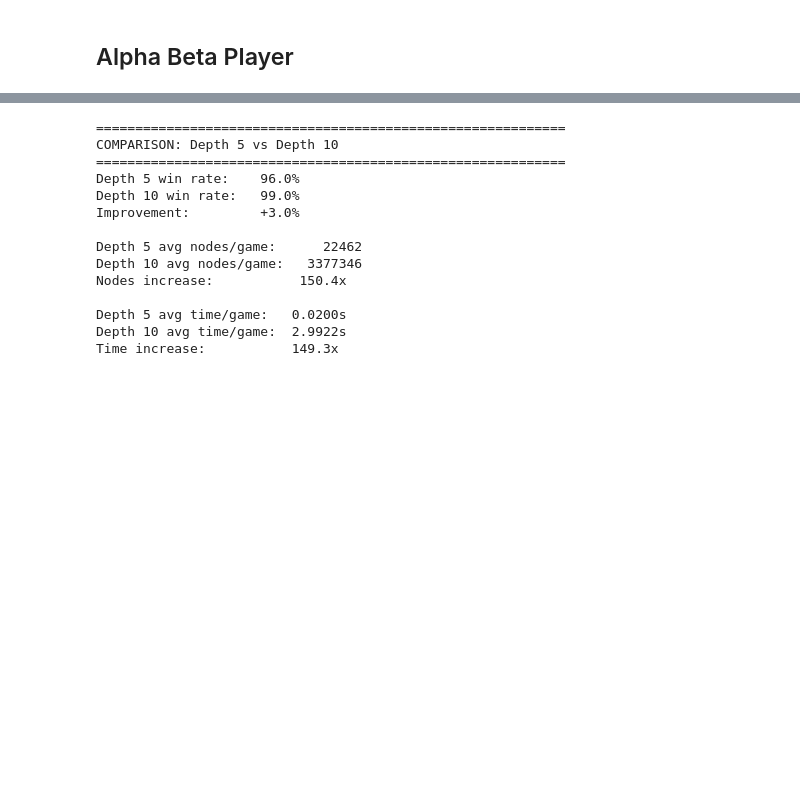
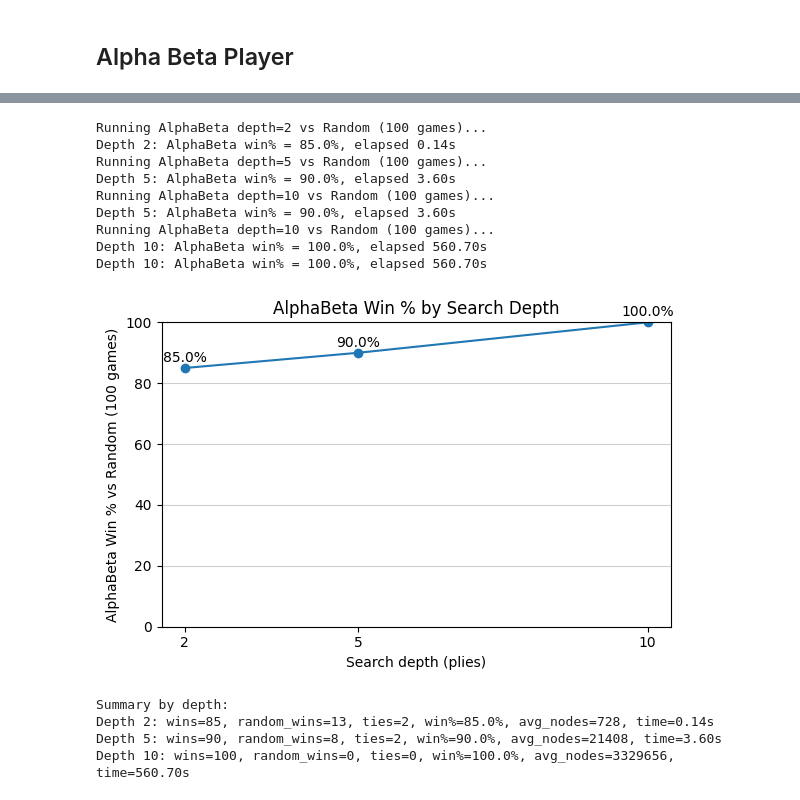
Before and after one commit to HymaJujjuru/Mancala, a Jupyter notebook: project.ipynb, the cells around one changed output, grey strips where cells are left out. Cells and saved outputs as stored; diff of their text form; code cells hidden in the pictures; blank space fills up the shorter version.

```diff
--- a/project.ipynb
+++ b/project.ipynb
@@ -379,14 +379,14 @@ moves: [(1, 1), (2, 3), (1, 2), (2, 2), (1, 3), (2, 4), (1, 4), (2, 4), (1, 5),
 # %% [markdown]
 ## Random vs Random
 # %%
-num_games = 100
+num_games = 1000
 
 player1_wins = 0
 player2_wins = 0
 ties = 0
 num_moves = 0
 
-for episode in range(100):
+for episode in range(num_games):
     game = Mancala(pits_per_player=6, stones_per_pit=4)
     turns = 0
     while True:
@@ -664,29 +670,48 @@ Time per game:     2.992s
 # %%
-# Comparison
-print("\n" + "=" * 60)
-print("COMPARISON: Depth 5 vs Depth 10")
-print("=" * 60)
-print(f"Depth 5 win rate:   {results_5['alphabeta_win_pct']:5.1f}%")
-print(f"Depth 10 win rate:  {results_10['alphabeta_win_pct']:5.1f}%")
-print(f"Improvement:        {results_10['alphabeta_win_pct'] - results_5['alphabeta_win_pct']:+5.1f}%")
-print(f"\nDepth 5 avg nodes/game:   {results_5['avg_nodes']:8.0f}")
-print(f"Depth 10 avg nodes/game:  {results_10['avg_nodes']:8.0f}")
-print(f"Nodes increase:           {results_10['avg_nodes'] / results_5['avg_nodes']:.1f}x")
-print(f"\nDepth 5 avg time/game:   {results_5['elapsed_time']/100:.4f}s")
-print(f"Depth 10 avg time/game:  {results_10['elapsed_time']/100:.4f}s")
-print(f"Time increase:           {(results_10['elapsed_time']/100) / (results_5['elapsed_time']/100):.1f}x")
+# Plot AlphaBeta win % for depths 2, 5, 10 (each with 100 games)
+import matplotlib.pyplot as plt
+
+depths = [2, 5, 10]
+win_pcts = []
+results_by_depth = {}
+
+for d in depths:
+    print(f"Running AlphaBeta depth={d} vs Random (100 games)...")
+    res = run_ab_vs_random(num_games=100, depth=d)
+    win = res.get('alphabeta_win_pct', 0.0)
+    win_pcts.append(win)
+    results_by_depth[d] = res
+    print(f"Depth {d}: AlphaBeta win% = {win:.1f}%, elapsed {res.get('elapsed_time',0):.2f}s")
+
+plt.figure(figsize=(6,4))
+plt.plot(depths, win_pcts, marker='o', linestyle='-')
+plt.xticks(depths)
+plt.xlabel('Search depth (plies)')
+plt.ylabel('AlphaBeta Win % vs Random (100 games)')
+plt.title('AlphaBeta Win % by Search Depth')
+plt.ylim(0, 100)
+plt.grid(axis='y', alpha=0.6)
+for x, y in zip(depths, win_pcts):
+    plt.text(x, y + 2, f"{y:.1f}%", ha='center')
+plt.tight_layout()
+plt.show()
+
+print('\nSummary by depth:')
+for d in depths:
+    r = results_by_depth[d]
+    print(f"Depth {d}: wins={r['alphabeta_wins']}, random_wins={r['random_wins']}, ties={r['ties']}, win%={r['alphabeta_win_pct']:.1f}%, avg_nodes={r['avg_nodes']:.0f}, time={r['elapsed_time']:.2f}s")
 # %% [output]
-============================================================
-COMPARISON: Depth 5 vs Depth 10
-============================================================
-Depth 5 win rate:    96.0%
-Depth 10 win rate:   99.0%
-Improvement:         +3.0%
-
-Depth 5 avg nodes/game:      22462
-Depth 10 avg nodes/game:   3377346
-Nodes increase:           150.4x
-
-Depth 5 avg time/game:   0.0200s
-Depth 10 avg time/game:  2.9922s
-Time increase:           149.3x
+Running AlphaBeta depth=2 vs Random (100 games)...
+Depth 2: AlphaBeta win% = 85.0%, elapsed 0.14s
+Running AlphaBeta depth=5 vs Random (100 games)...
+Depth 5: AlphaBeta win% = 90.0%, elapsed 3.60s
+Running AlphaBeta depth=10 vs Random (100 games)...
+Depth 5: AlphaBeta win% = 90.0%, elapsed 3.60s
+Running AlphaBeta depth=10 vs Random (100 games)...
+Depth 10: AlphaBeta win% = 100.0%, elapsed 560.70s
+Depth 10: AlphaBeta win% = 100.0%, elapsed 560.70s
+[figure, added]
+Summary by depth:
+Depth 2: wins=85, random_wins=13, ties=2, win%=85.0%, avg_nodes=728, time=0.14s
+Depth 5: wins=90, random_wins=8, ties=2, win%=90.0%, avg_nodes=21408, time=3.60s
+Depth 10: wins=100, random_wins=0, ties=0, win%=100.0%, avg_nodes=3329656, time=560.70s
```
Also changed, not shown: parts of 11 cells of this notebook.
